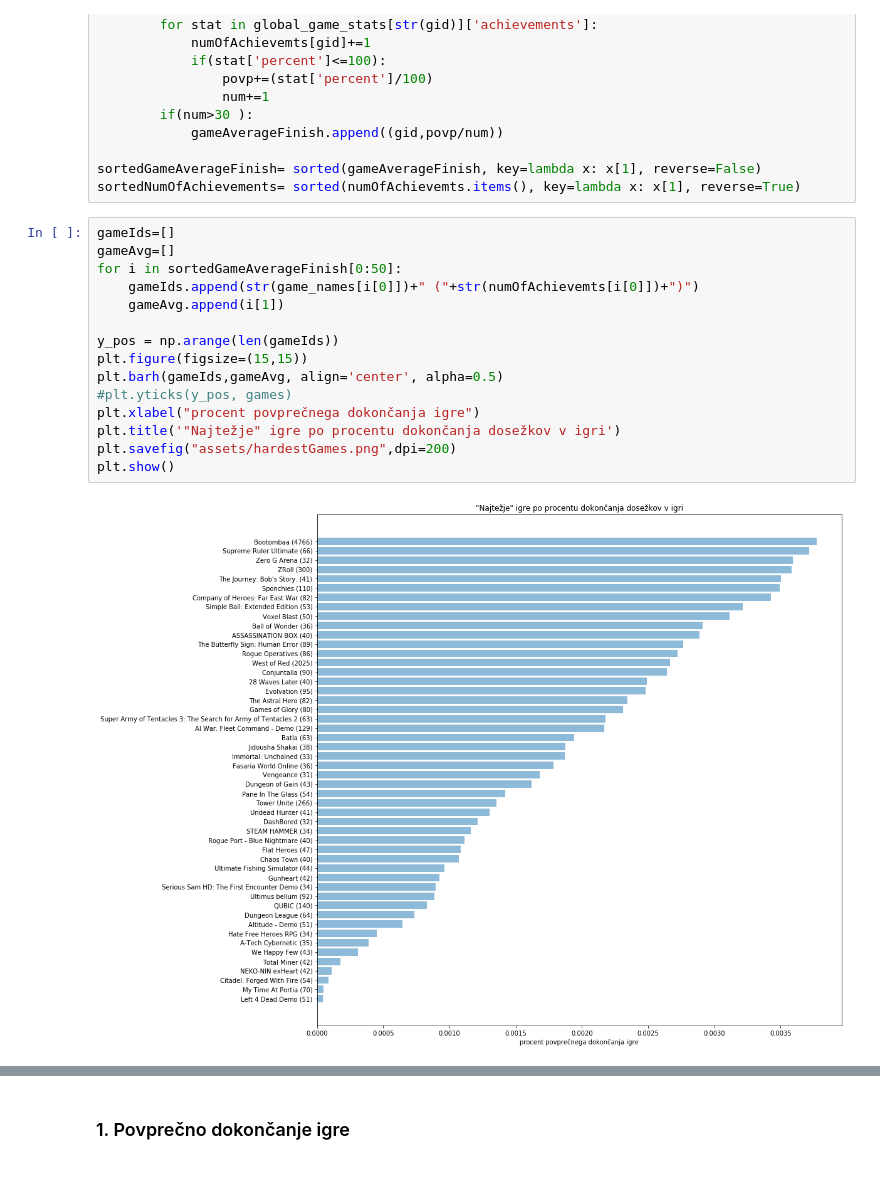
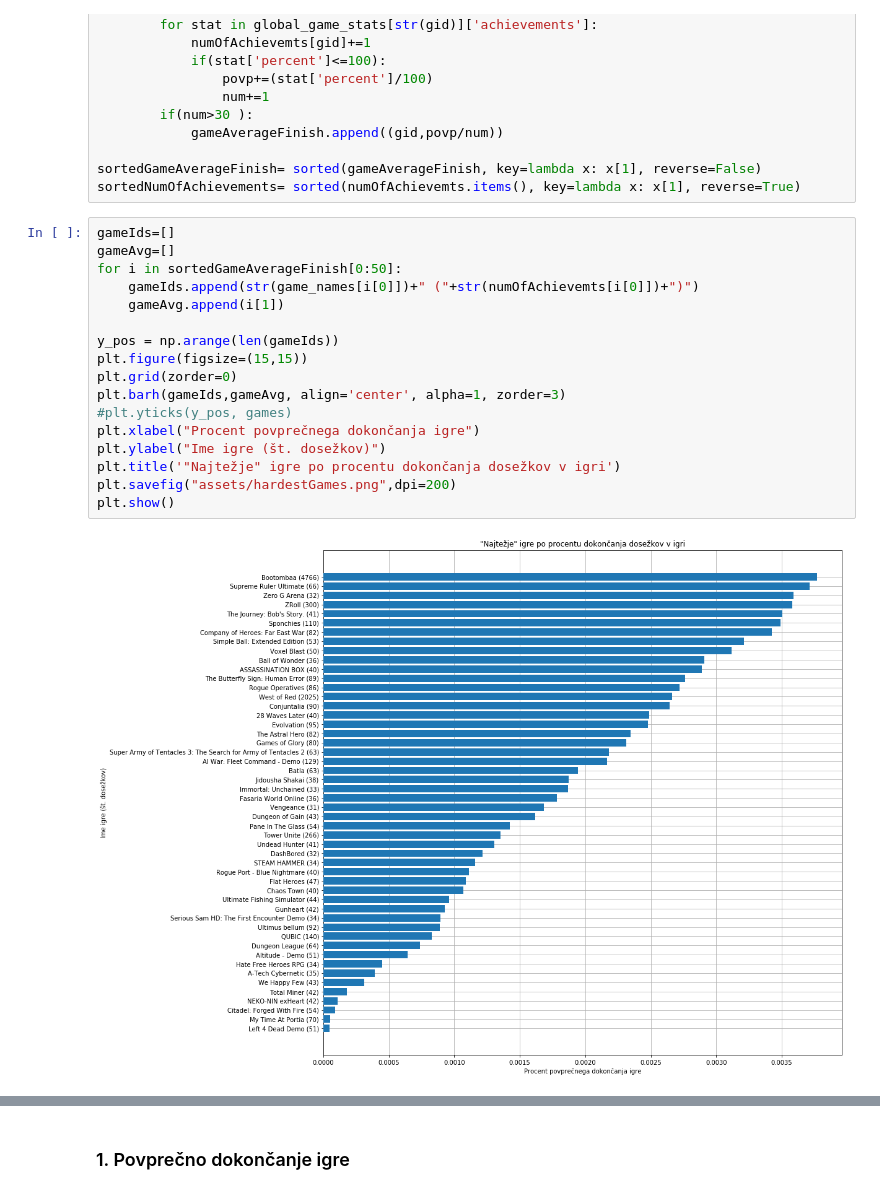
Before and after one commit to tstrus97/PR18TJA, a Jupyter notebook: Steam Project - masterTomaz.ipynb, the cells around one changed output, grey strips where cells are left out. Drawn from its saved outputs; the diff is of its cells as text.

```diff
--- a/Steam Project - masterTomaz.ipynb
+++ b/Steam Project - masterTomaz.ipynb
@@ -228,20 +240,22 @@ sortedNumOfAchievements= sorted(numOfAchievemts.items(), key=lambda x: x[1], rev
 # %%
 gameIds=[]
 gameAvg=[]
 for i in sortedGameAverageFinish[0:50]:
     gameIds.append(str(game_names[i[0]])+" ("+str(numOfAchievemts[i[0]])+")")
     gameAvg.append(i[1])
 
 y_pos = np.arange(len(gameIds))
 plt.figure(figsize=(15,15))
-plt.barh(gameIds,gameAvg, align='center', alpha=0.5)
+plt.grid(zorder=0)
+plt.barh(gameIds,gameAvg, align='center', alpha=1, zorder=3)
 #plt.yticks(y_pos, games)
-plt.xlabel("procent povprečnega dokončanja igre")
+plt.xlabel("Procent povprečnega dokončanja igre")
+plt.ylabel("Ime igre (št. dosežkov)")
 plt.title('"Najtežje" igre po procentu dokončanja dosežkov v igri')
 plt.savefig("assets/hardestGames.png",dpi=200)
 plt.show()
 # %% [output]
-[figure, old version]
+[figure, new version]
 # %%
 gameIds=[]
 gameAvg=[]
```
Also changed, not shown: parts of 6 cells of this notebook, 7 other files.
